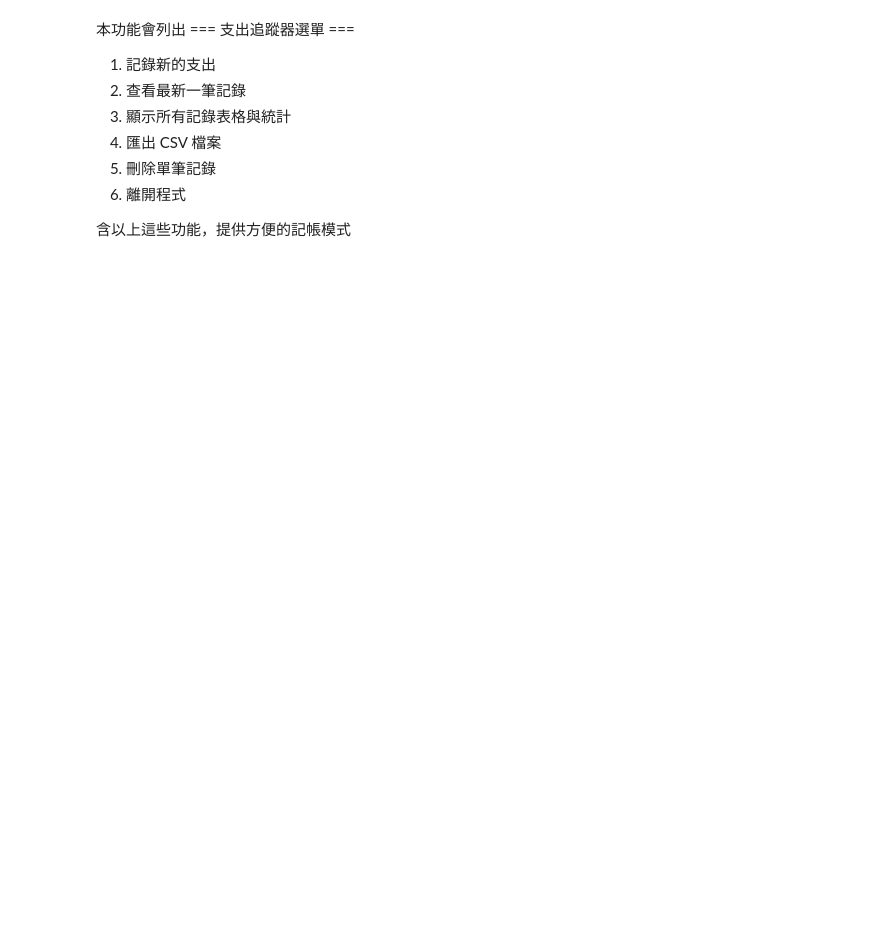
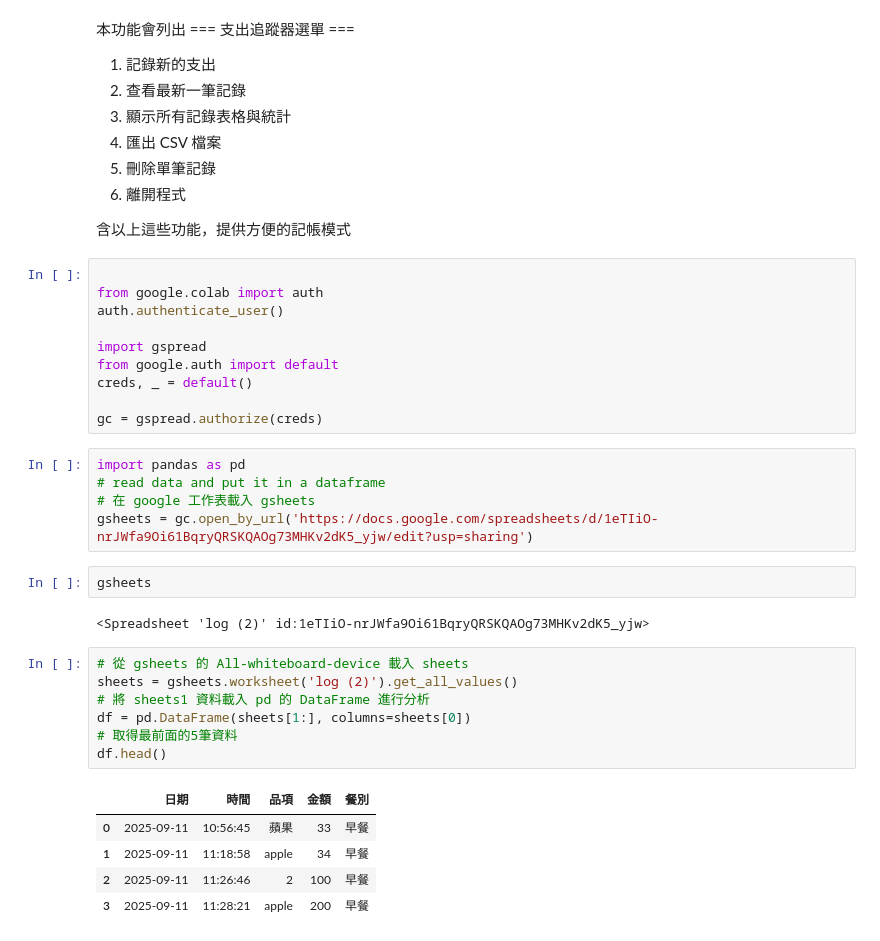
Before and after one commit to kuostar0620-jpg/114-1KUO-REPO-, a Jupyter notebook: 41371124Hweek2.ipynb, the cells around one changed output. Saved outputs shown, nothing was run; the diff lists cells and outputs as text; blank space fills up the shorter version.

```diff
--- a/41371124Hweek2.ipynb
+++ b/41371124Hweek2.ipynb
@@ -11,6 +11,38 @@
 6. 離開程式
 
 含以上這些功能，提供方便的記帳模式
+# %%
+
+from google.colab import auth
+auth.authenticate_user()
+
+import gspread
+from google.auth import default
+creds, _ = default()
+
+gc = gspread.authorize(creds)
+# %%
+import pandas as pd
+# read data and put it in a dataframe
+# 在 google 工作表載入 gsheets
+gsheets = gc.open_by_url('https://docs.google.com/spreadsheets/d/1eTIiO-nrJWfa9Oi61BqryQRSKQAOg73MHKv2dK5_yjw/edit?usp=sharing')
+# %%
+gsheets
+# %% [output]
+<Spreadsheet 'log (2)' id:1eTIiO-nrJWfa9Oi61BqryQRSKQAOg73MHKv2dK5_yjw>
+# %%
+# 從 gsheets 的 All-whiteboard-device 載入 sheets
+sheets = gsheets.worksheet('log (2)').get_all_values()
+# 將 sheets1 資料載入 pd 的 DataFrame 進行分析
+df = pd.DataFrame(sheets[1:], columns=sheets[0])
+# 取得最前面的5筆資料
+df.head()
+# %% [output]
+|  | 日期 | 時間 | 品項 | 金額 | 餐別 |
+| 0 | 2025-09-11 | 10:56:45 | 蘋果 | 33 | 早餐 |
+| 1 | 2025-09-11 | 11:18:58 | apple | 34 | 早餐 |
+| 2 | 2025-09-11 | 11:26:46 | 2 | 100 | 早餐 |
+| 3 | 2025-09-11 | 11:28:21 | apple | 200 | 早餐 |
 # %%
 import pandas as pd
 import os
```
Also changed, not shown: parts of 1 cell of this notebook.
